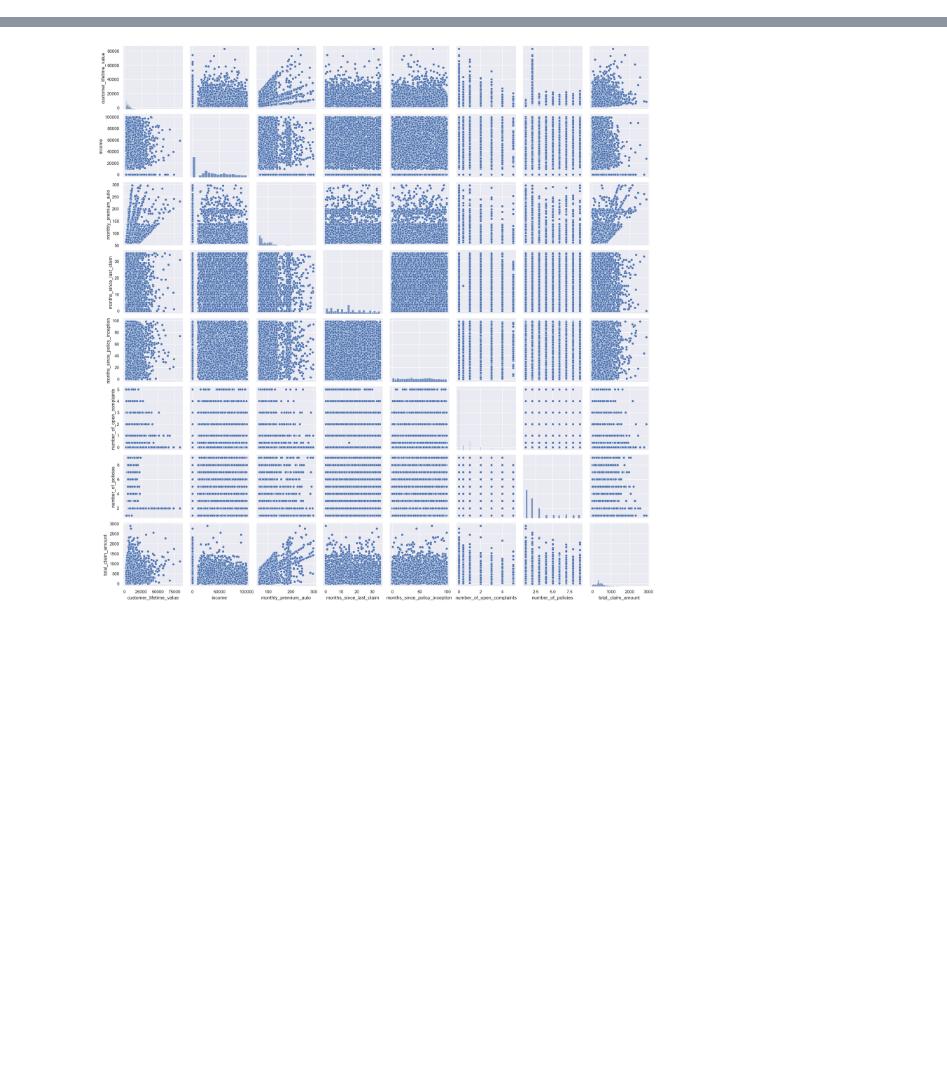
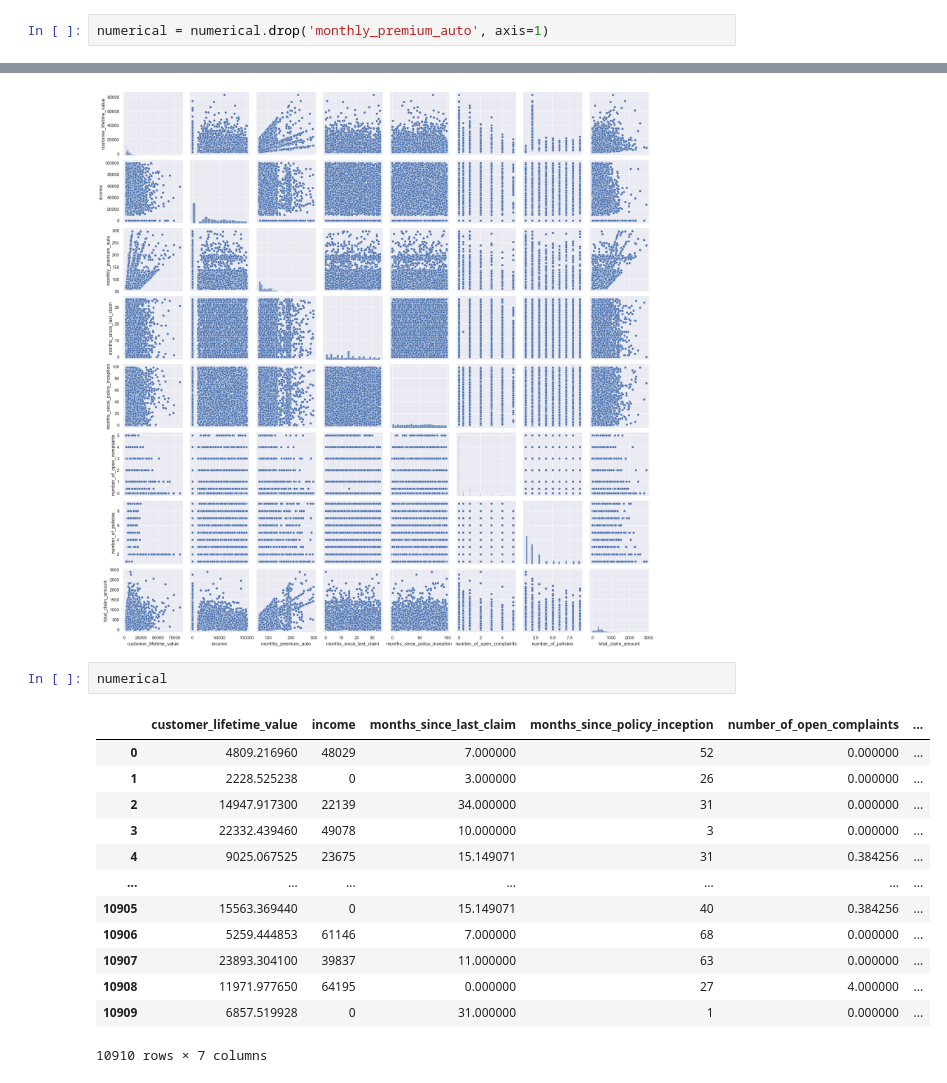
Before and after one commit to petrarkaselin/lab-data-transformations, a Jupyter notebook: lab-data-transformations.ipynb, the cells around one changed output, grey strips where cells are left out. Saved outputs shown, nothing was run; the diff lists cells and outputs as text; blank space fills up the shorter version.

```diff
--- a/lab-data-transformations.ipynb
+++ b/lab-data-transformations.ipynb
@@ -547,8 +547,26 @@ print(vif_data)
 5      number_of_open_complaints   1.176636
 6             number_of_policies   2.293516
 7             total_claim_amount   6.660699
+# %%
+numerical = numerical.drop('monthly_premium_auto', axis=1)
 # %%
 sns.pairplot(numerical)
 plt.show()
 # %% [output]
 [figure]
+# %%
+numerical
+# %% [output]
+|  | customer_lifetime_value | income | months_since_last_claim | months_since_policy_inception | number_of_open_complaints | ... |
+| 0 | 4809.216960 | 48029 | 7.000000 | 52 | 0.000000 | ... |
+| 1 | 2228.525238 | 0 | 3.000000 | 26 | 0.000000 | ... |
+| 2 | 14947.917300 | 22139 | 34.000000 | 31 | 0.000000 | ... |
+| 3 | 22332.439460 | 49078 | 10.000000 | 3 | 0.000000 | ... |
+| 4 | 9025.067525 | 23675 | 15.149071 | 31 | 0.384256 | ... |
+| ... | ... | ... | ... | ... | ... | ... |
+| 10905 | 15563.369440 | 0 | 15.149071 | 40 | 0.384256 | ... |
+| 10906 | 5259.444853 | 61146 | 7.000000 | 68 | 0.000000 | ... |
+| 10907 | 23893.304100 | 39837 | 11.000000 | 63 | 0.000000 | ... |
+| 10908 | 11971.977650 | 64195 | 0.000000 | 27 | 4.000000 | ... |
+| 10909 | 6857.519928 | 0 | 31.000000 | 1 | 0.000000 | ... |
+10910 rows × 7 columns
```
